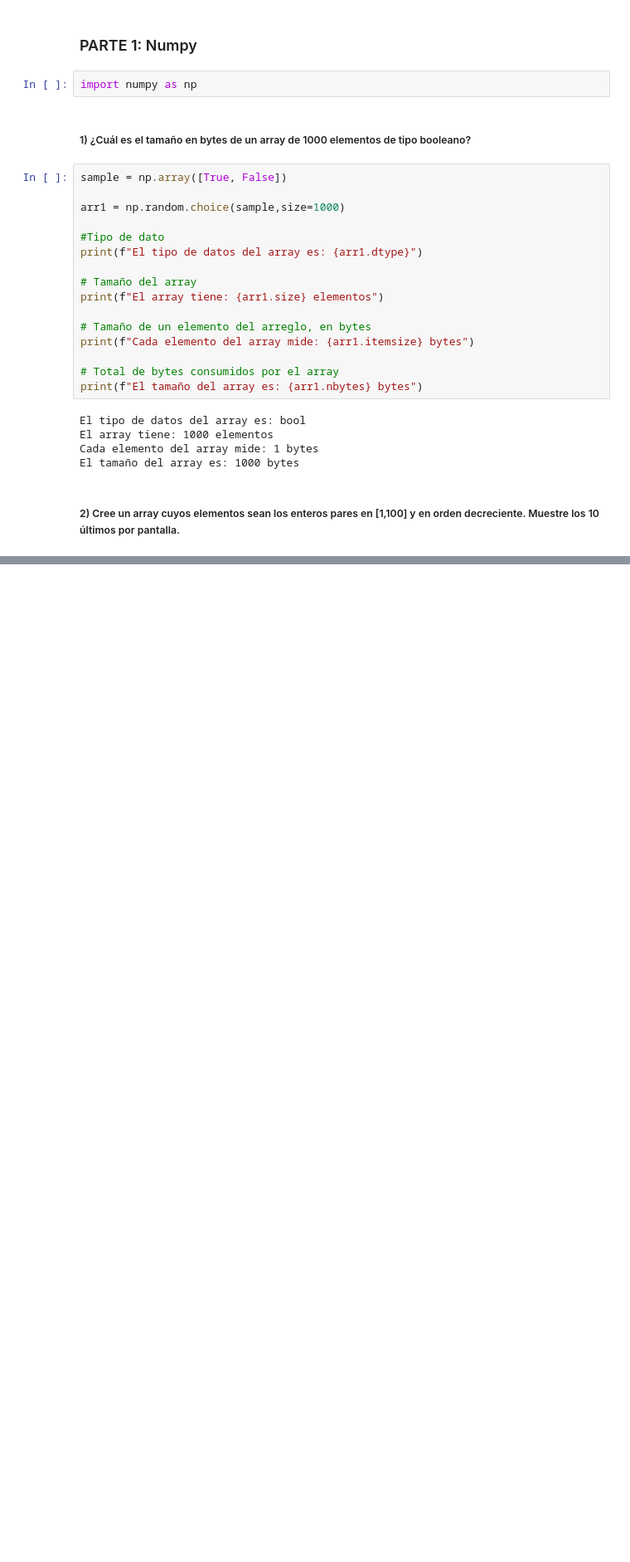
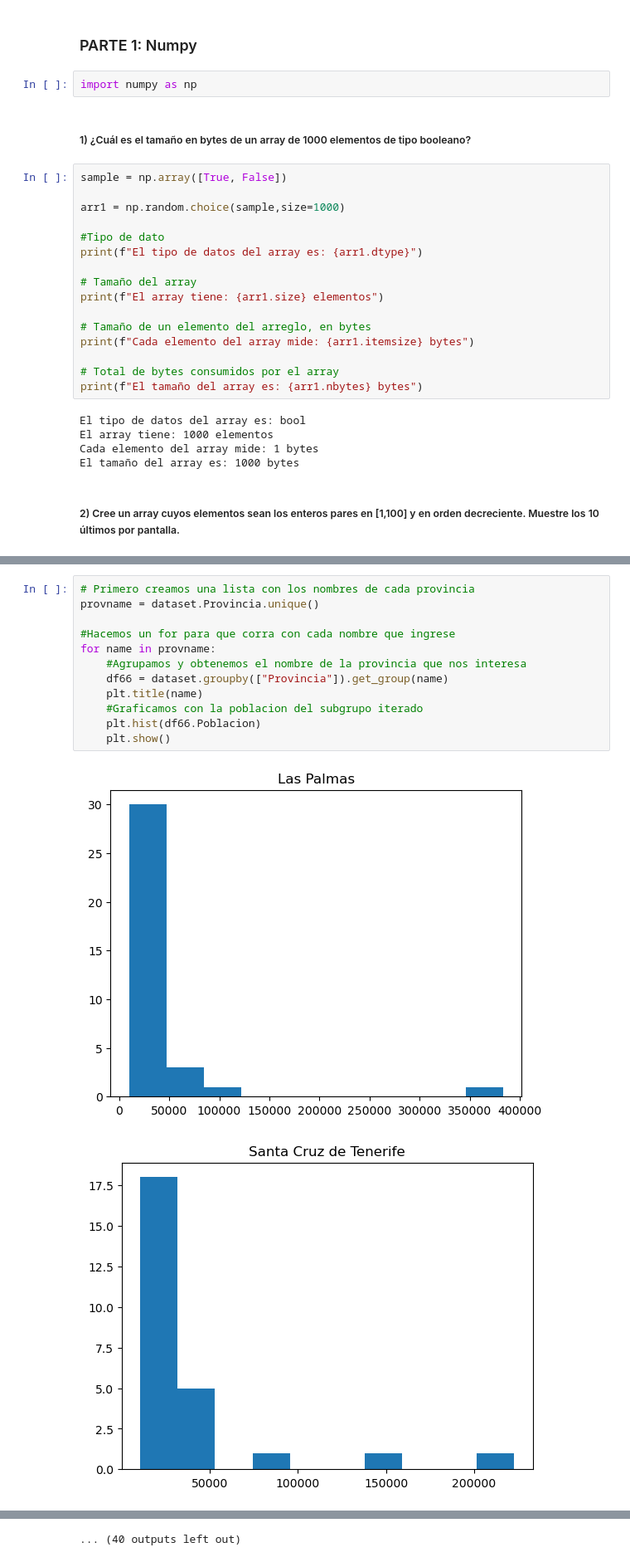
Before and after one commit to pablogalileo/classproject, a Jupyter notebook: Laboratorio 3.ipynb, the cells around one changed output, grey strips where cells are left out. Shown: that part at 83% size. Cells and saved outputs as stored; diff of their text form; blank space fills up the shorter version.

```diff
--- a/Laboratorio 3.ipynb
+++ b/Laboratorio 3.ipynb
@@ -46,0 +241,15 @@ print(arr2)
+# %%
+# Primero creamos una lista con los nombres de cada provincia
+provname = dataset.Provincia.unique()
+
+#Hacemos un for para que corra con cada nombre que ingrese
+for name in provname:
+    #Agrupamos y obtenemos el nombre de la provincia que nos interesa
+    df66 = dataset.groupby(["Provincia"]).get_group(name)
+    plt.title(name)
+    #Graficamos con la poblacion del subgrupo iterado
+    plt.hist(df66.Poblacion)
+    plt.show()
+# %% [output]
+[figure, added]
+[figure, added]
@@ -46,0 +266 @@ print(arr2)
+... (40 outputs left out)
```
Also changed, not shown: parts of 29 cells of this notebook.
